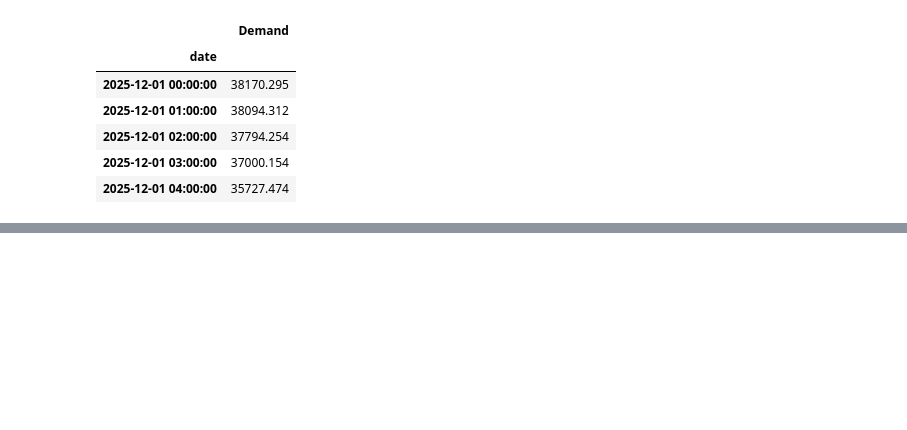
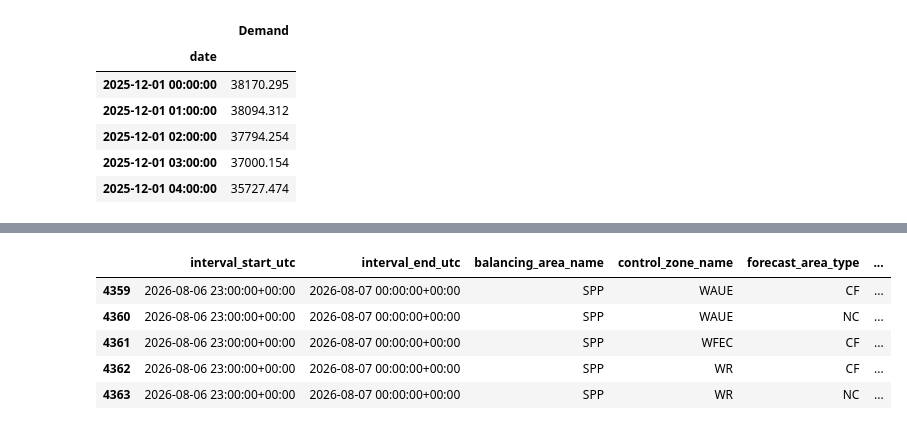
Before and after one commit to maxwellgriffith345/LoadForecast, a Jupyter notebook: notebooks/Prod.ipynb, the cells around one changed output, grey strips where cells are left out. Drawn from its saved outputs; the diff is of its cells as text; code cells hidden in the pictures; blank space fills up the shorter version.

```diff
--- a/notebooks/Prod.ipynb
+++ b/notebooks/Prod.ipynb
@@ -522,0 +533,10 @@ cleanload_df.head()
+# %%
+now = datetime.now()
+
+"""
+"yesterdays" actual is available until 6pm central
+so if it is before 6pm predict "todays" load
+"""
+if now.hour <= 18:
+    now = now - timedelta(days = 1)
+now.isoformat()
@@ -522,0 +545,3 @@ cleanload_df.head()
+# %%
+date_ranges = get_date_ranges(now)
+date_ranges
@@ -522,0 +554,3 @@ cleanload_df.head()
+# %%
+load_client = get_load_client()
+load_client
@@ -522,0 +561,6 @@ cleanload_df.head()
+# %%
+load_data = fetch_load(
+            load_client,
+            start = date_ranges["lw_start"],
+            end = date_ranges["today"]
+)
@@ -522,0 +573,9 @@ cleanload_df.head()
+# %%
+load_data.tail()
+# %% [output]
+|  | interval_start_utc | interval_end_utc | balancing_area_name | control_zone_name | forecast_area_type | ... |
+| 4359 | 2026-08-06 23:00:00+00:00 | 2026-08-07 00:00:00+00:00 | SPP | WAUE | CF | ... |
+| 4360 | 2026-08-06 23:00:00+00:00 | 2026-08-07 00:00:00+00:00 | SPP | WAUE | NC | ... |
+| 4361 | 2026-08-06 23:00:00+00:00 | 2026-08-07 00:00:00+00:00 | SPP | WFEC | CF | ... |
+| 4362 | 2026-08-06 23:00:00+00:00 | 2026-08-07 00:00:00+00:00 | SPP | WR | CF | ... |
+| 4363 | 2026-08-06 23:00:00+00:00 | 2026-08-07 00:00:00+00:00 | SPP | WR | NC | ... |
```
Also changed, not shown: parts of 7 cells of this notebook, 1 other file.
